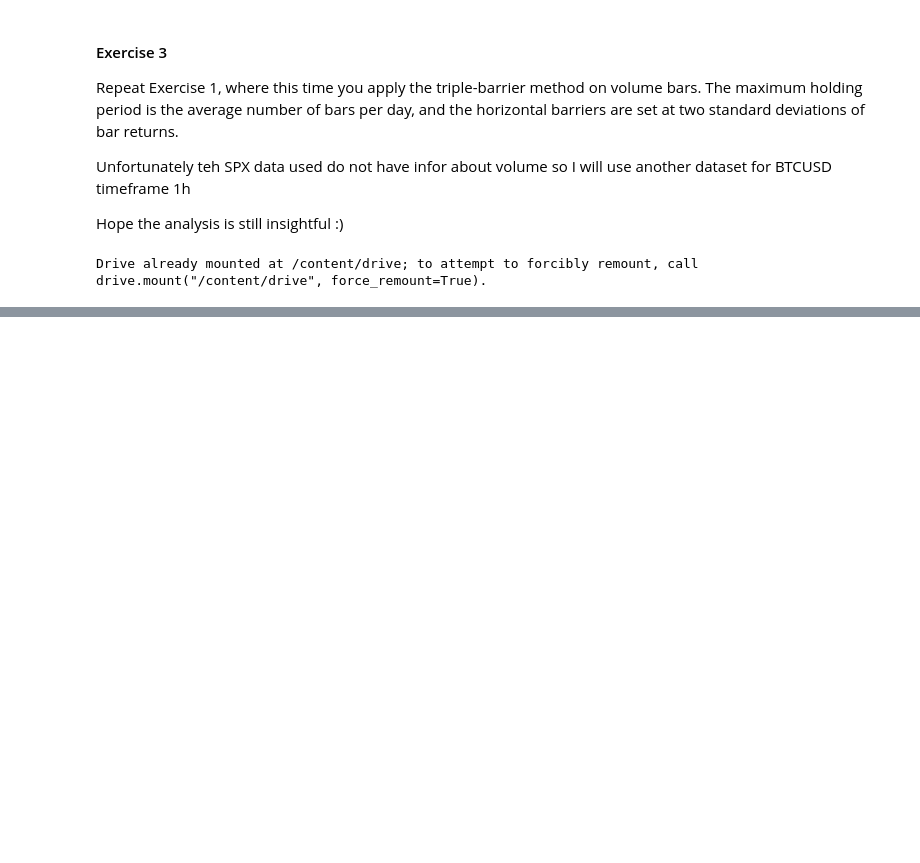
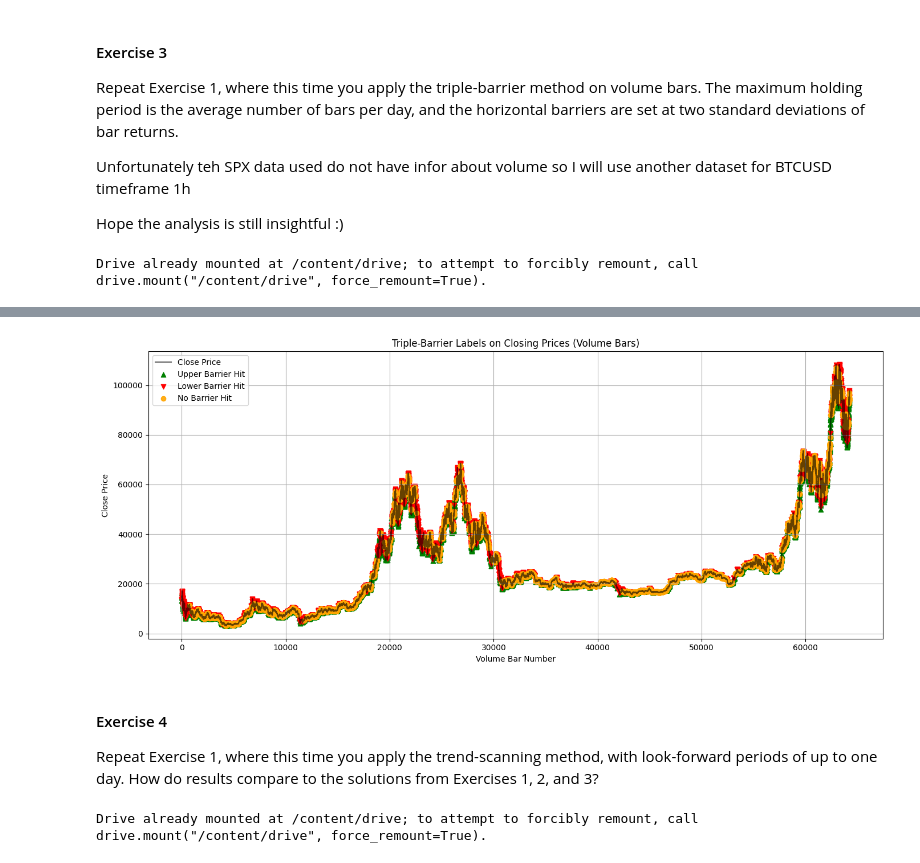
Before and after one commit to dgalassi99/quant-lab, a Jupyter notebook: 00_books/Machine_Learning_for_Asset_Managers.ipynb, the cells around one changed output, grey strips where cells are left out. Saved outputs shown, nothing was run; the diff lists cells and outputs as text; code cells hidden in the pictures; blank space fills up the shorter version.

```diff
--- a/00_books/Machine_Learning_for_Asset_Managers.ipynb
+++ b/00_books/Machine_Learning_for_Asset_Managers.ipynb
@@ -2069,0 +2182,49 @@ Drive already mounted at /content/drive; to attempt to forcibly remount, call dr
+# %%
+df_plot = df_vol.dropna(subset=['label'])
+plt.figure(figsize=(14, 6))
+
+#plot closing prices
+plt.plot(df_plot['vol_bar_num'], df_plot['Close'], label='Close Price', color='black', alpha=0.6)
+
+#plot labels
+plt.scatter(df_plot[df_plot.label == 1]['vol_bar_num'],
+            df_plot[df_plot.label == 1]['Close'],
+            marker='^', color='green', label='Upper Barrier Hit')
+
+plt.scatter(df_plot[df_plot.label == -1]['vol_bar_num'],
+            df_plot[df_plot.label == -1]['Close'],
+            marker='v', color='red', label='Lower Barrier Hit')
+
+plt.scatter(df_plot[df_plot.label == 0]['vol_bar_num'],
+            df_plot[df_plot.label == 0]['Close'],
+            marker='o', color='orange', label='No Barrier Hit', alpha=0.9)
+
+plt.xlabel('Volume Bar Number')
+plt.ylabel('Close Price')
+plt.title('Triple-Barrier Labels on Closing Prices (Volume Bars)')
+plt.legend()
+plt.grid(True)
+plt.tight_layout()
+plt.show()
+# %% [output]
+[figure, added]
+# %% [markdown]
+#### Exercise 4
+
+Repeat Exercise 1, where this time you apply the trend-scanning method,
+with look-forward periods of up to one day. How do results compare to the
+solutions from Exercises 1, 2, and 3?
+# %%
+from google.colab import drive
+import pandas as pd, numpy as np
+import matplotlib.pyplot as plt
+import statsmodels.api as sm
+
+drive.mount('/content/drive')
+# Load the CSV data
+file_path = '/content/drive/MyDrive/QUANT/DATA/btc_1h_data_2018_to_2025.csv'
+df = pd.read_csv(file_path, date_format='%Y%m%d %H%M%S')
+df['Open time'] = pd.to_datetime(df['Open time'])
+df = df[['Open time', 'Close','Volume']]
+# %% [output]
+Drive already mounted at /content/drive; to attempt to forcibly remount, call drive.mount("/content/drive", force_remount=True).
```
Also changed, not shown: parts of 16 cells of this notebook.
